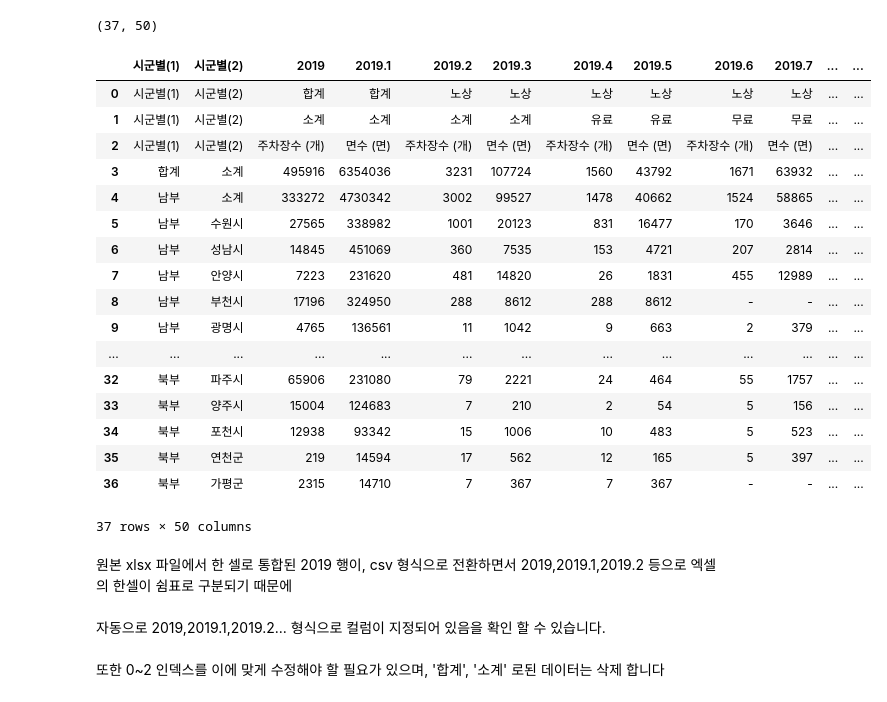
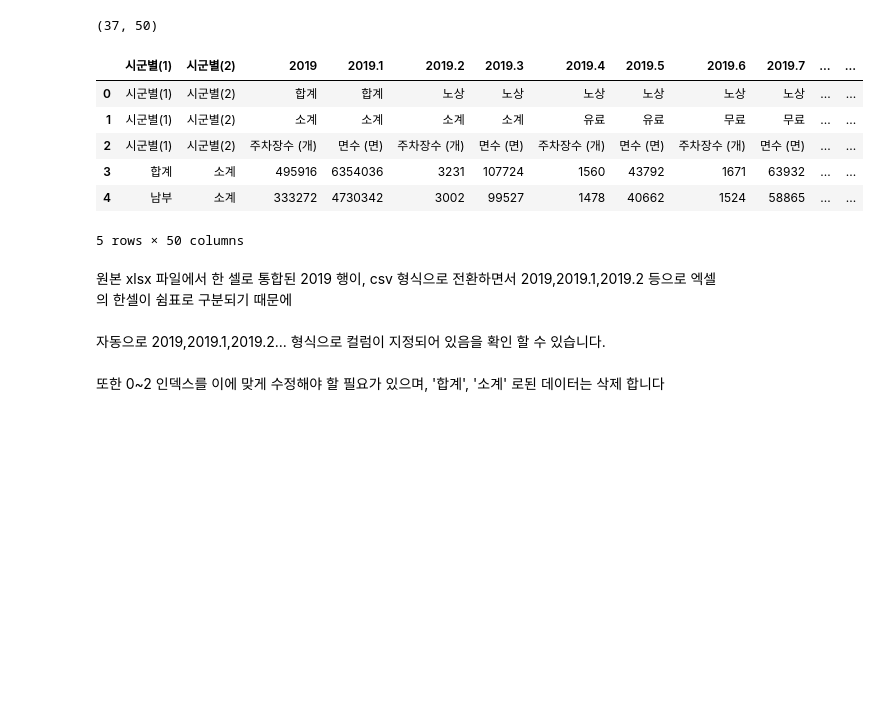
Before and after one commit to SANGHEEZZANG/GGpark, a Jupyter notebook: 경기도주차장수.ipynb, the cells around one changed output. Cells and saved outputs as stored; diff of their text form; code cells hidden in the pictures; blank space fills up the shorter version.

```diff
--- a/경기도주차장수.ipynb
+++ b/경기도주차장수.ipynb
@@ -1,7 +1,7 @@
 # %%
 import pandas as pd
 # %%
-df1 = pd.read_csv('GG_park.csv',encoding='cp949')
+df1 = pd.read_csv('C:/Users/SANGHEE/Desktop/git_test01/test_01/GG_park.csv',encoding='UTF-8')
 # %%
 df1.columns # 컬럼 확인
 # %% [output]
@@ -19,26 +19,15 @@ df1.shape # 행,열 수 확인
 # %% [output]
 (37, 50)
 # %%
-df1
+df1.head()
 # %% [output]
 |  | 시군별(1) | 시군별(2) | 2019 | 2019.1 | 2019.2 | 2019.3 | 2019.4 | 2019.5 | 2019.6 | 2019.7 | ... | ... |
 | 0 | 시군별(1) | 시군별(2) | 합계 | 합계 | 노상 | 노상 | 노상 | 노상 | 노상 | 노상 | ... | ... |
 | 1 | 시군별(1) | 시군별(2) | 소계 | 소계 | 소계 | 소계 | 유료 | 유료 | 무료 | 무료 | ... | ... |
 | 2 | 시군별(1) | 시군별(2) | 주차장수 (개) | 면수 (면) | 주차장수 (개) | 면수 (면) | 주차장수 (개) | 면수 (면) | 주차장수 (개) | 면수 (면) | ... | ... |
 | 3 | 합계 | 소계 | 495916 | 6354036 | 3231 | 107724 | 1560 | 43792 | 1671 | 63932 | ... | ... |
 | 4 | 남부 | 소계 | 333272 | 4730342 | 3002 | 99527 | 1478 | 40662 | 1524 | 58865 | ... | ... |
-| 5 | 남부 | 수원시 | 27565 | 338982 | 1001 | 20123 | 831 | 16477 | 170 | 3646 | ... | ... |
-| 6 | 남부 | 성남시 | 14845 | 451069 | 360 | 7535 | 153 | 4721 | 207 | 2814 | ... | ... |
-| 7 | 남부 | 안양시 | 7223 | 231620 | 481 | 14820 | 26 | 1831 | 455 | 12989 | ... | ... |
-| 8 | 남부 | 부천시 | 17196 | 324950 | 288 | 8612 | 288 | 8612 | - | - | ... | ... |
-| 9 | 남부 | 광명시 | 4765 | 136561 | 11 | 1042 | 9 | 663 | 2 | 379 | ... | ... |
-| ... | ... | ... | ... | ... | ... | ... | ... | ... | ... | ... | ... | ... |
-| 32 | 북부 | 파주시 | 65906 | 231080 | 79 | 2221 | 24 | 464 | 55 | 1757 | ... | ... |
-| 33 | 북부 | 양주시 | 15004 | 124683 | 7 | 210 | 2 | 54 | 5 | 156 | ... | ... |
-| 34 | 북부 | 포천시 | 12938 | 93342 | 15 | 1006 | 10 | 483 | 5 | 523 | ... | ... |
-| 35 | 북부 | 연천군 | 219 | 14594 | 17 | 562 | 12 | 165 | 5 | 397 | ... | ... |
-| 36 | 북부 | 가평군 | 2315 | 14710 | 7 | 367 | 7 | 367 | - | - | ... | ... |
-37 rows × 50 columns
+5 rows × 50 columns
 # %% [markdown]
 원본 xlsx 파일에서 한 셀로 통합된 2019 행이, csv 형식으로 전환하면서 2019,2019.1,2019.2 등으로 엑셀의 한셀이 쉼표로 구분되기 때문에 <br><br>
 자동으로 2019,2019.1,2019.2... 형식으로 컬럼이 지정되어 있음을 확인 할 수 있습니다.
```
Also changed, not shown: parts of 2 cells of this notebook, 1 other file.
